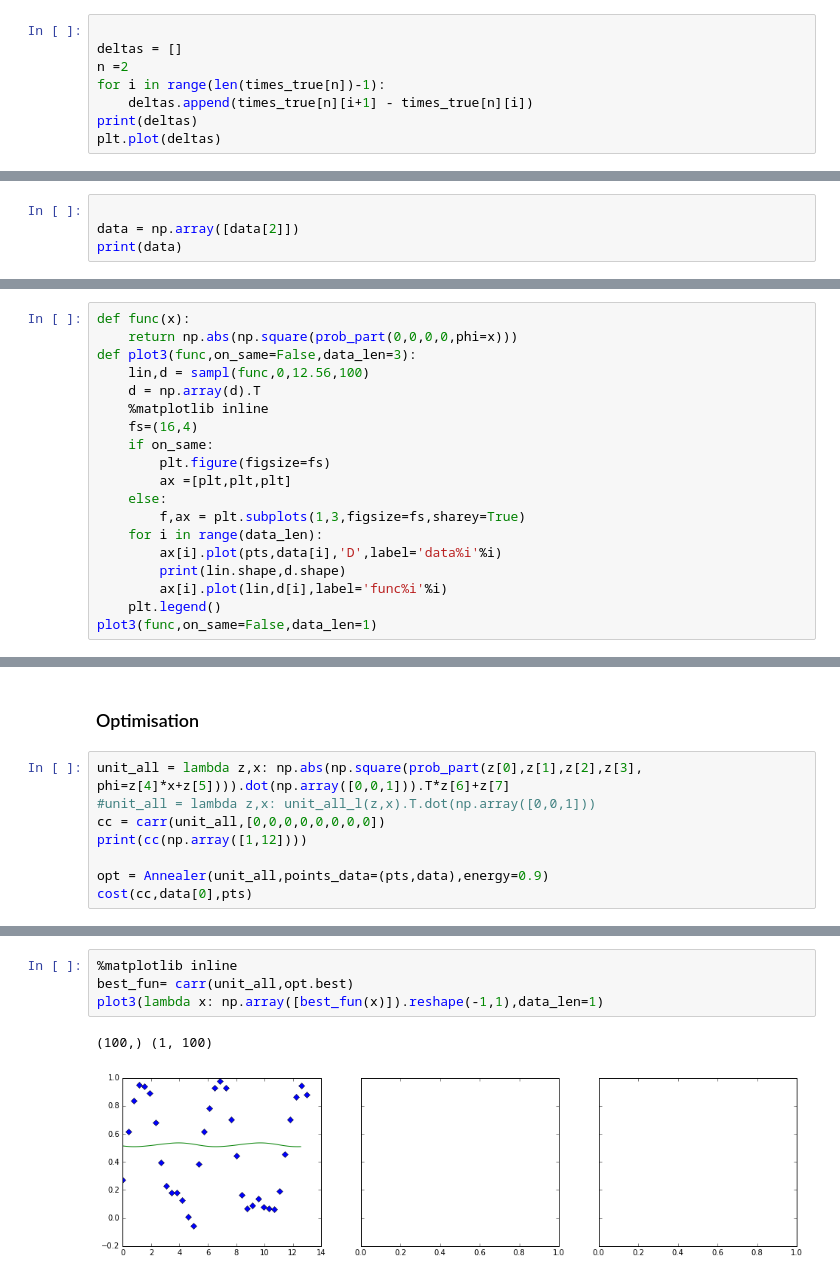
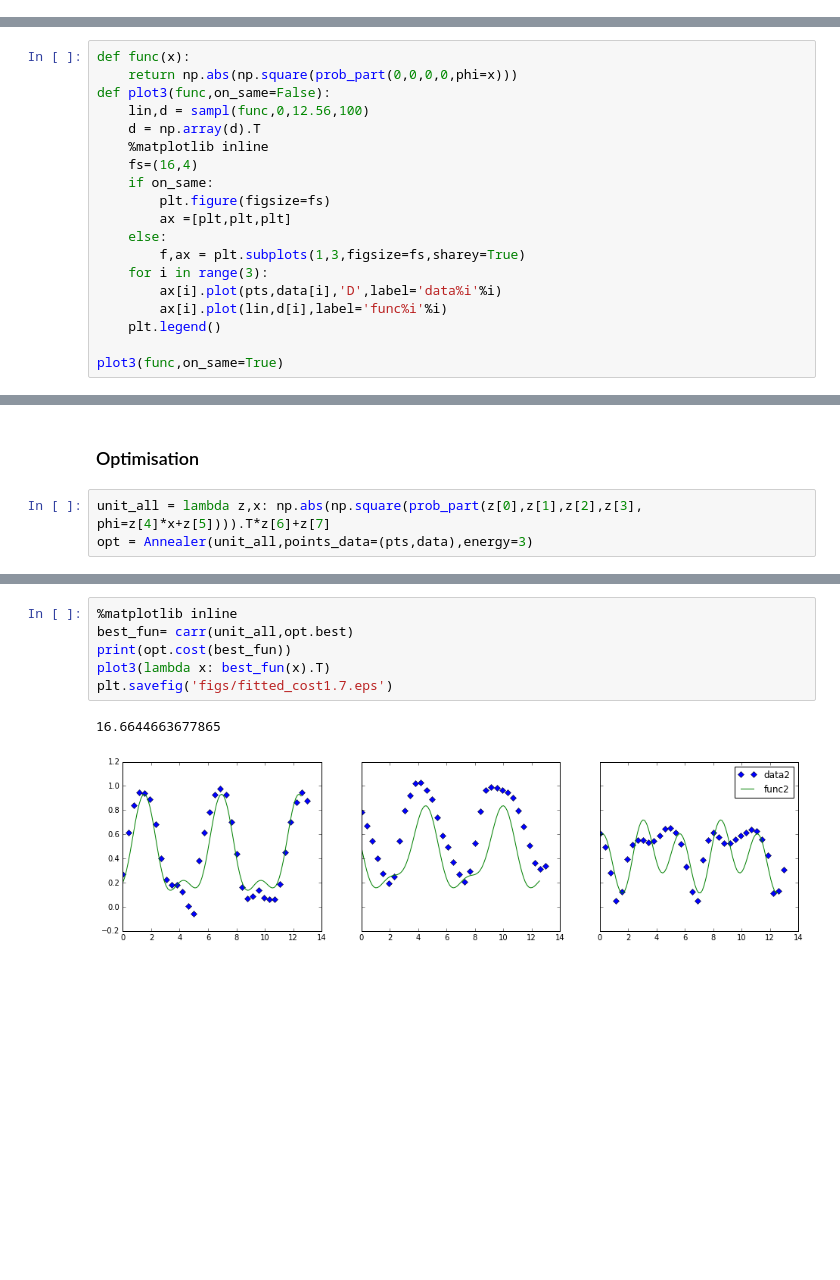
Before and after one commit to DaniloZZZ/quantTechLab, a Jupyter notebook: Fit/Vis-Anneal.ipynb, the cells around one changed output, grey strips where cells are left out. Cells and saved outputs as stored; diff of their text form; blank space fills up the shorter version.

```diff
--- a/Fit/Vis-Anneal.ipynb
+++ b/Fit/Vis-Anneal.ipynb
@@ -75,8 +49,0 @@ for i in data:
-# %%
-
-deltas = []
-n =2
-for i in range(len(times_true[n])-1):
-    deltas.append(times_true[n][i+1] - times_true[n][i])
-print(deltas)
-plt.plot(deltas)
@@ -133,7 +84,3 @@ plt.plot(data[0][14:30])
 120 11.668611435239207
 [<matplotlib.lines.Line2D at 0x...>]
 [figure]
-# %%
-
-data = np.array([data[2]])
-print(data)
@@ -147,7 +87,7 @@ print(data)
 # %%
 def func(x):
     return np.abs(np.square(prob_part(0,0,0,0,phi=x)))
-def plot3(func,on_same=False,data_len=3):
+def plot3(func,on_same=False):
     lin,d = sampl(func,0,12.56,100)
     d = np.array(d).T
     %matplotlib inline
@@ -157,10 +97,10 @@ def plot3(func,on_same=False,data_len=3):
         ax =[plt,plt,plt]
     else:
         f,ax = plt.subplots(1,3,figsize=fs,sharey=True)
-    for i in range(data_len):
+    for i in range(3):
         ax[i].plot(pts,data[i],'D',label='data%i'%i)
-        print(lin.shape,d.shape)
         ax[i].plot(lin,d[i],label='func%i'%i)
     plt.legend()
-plot3(func,on_same=False,data_len=1)
+
+plot3(func,on_same=True)
 # %% [output]
@@ -278,10 +212,5 @@ TypeError: 'numpy.float64' object is not callable
 # %% [markdown]
 ### Optimisation
 # %%
-unit_all = lambda z,x: np.abs(np.square(prob_part(z[0],z[1],z[2],z[3], phi=z[4]*x+z[5]))).dot(np.array([0,0,1])).T*z[6]+z[7]
-#unit_all = lambda z,x: unit_all_l(z,x).T.dot(np.array([0,0,1]))
-cc = carr(unit_all,[0,0,0,0,0,0,0,0])
-print(cc(np.array([1,12])))
-
-opt = Annealer(unit_all,points_data=(pts,data),energy=0.9)
-cost(cc,data[0],pts)
+unit_all = lambda z,x: np.abs(np.square(prob_part(z[0],z[1],z[2],z[3], phi=z[4]*x+z[5]))).T*z[6]+z[7]
+opt = Annealer(unit_all,points_data=(pts,data),energy=3)
@@ -322,7 +250,9 @@ plt.plot(opt.probs)
 # %%
 %matplotlib inline
 best_fun= carr(unit_all,opt.best)
-plot3(lambda x: np.array([best_fun(x)]).reshape(-1,1),data_len=1)
+print(opt.cost(best_fun))
+plot3(lambda x: best_fun(x).T)
+plt.savefig('figs/fitted_cost1.7.eps')
 # %% [output]
-(100,) (1, 100)
+16.6644663677865
-[figure, old version]
+[figure, new version]
```
Also changed, not shown: parts of 22 cells of this notebook, 5 other files.
